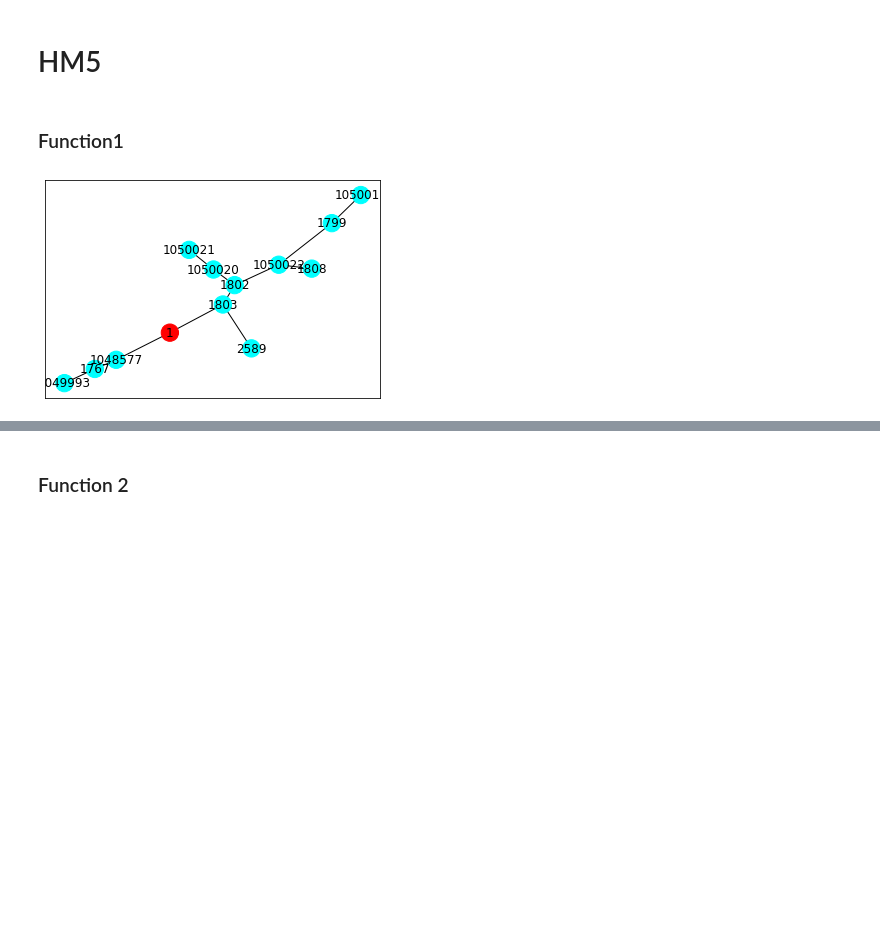
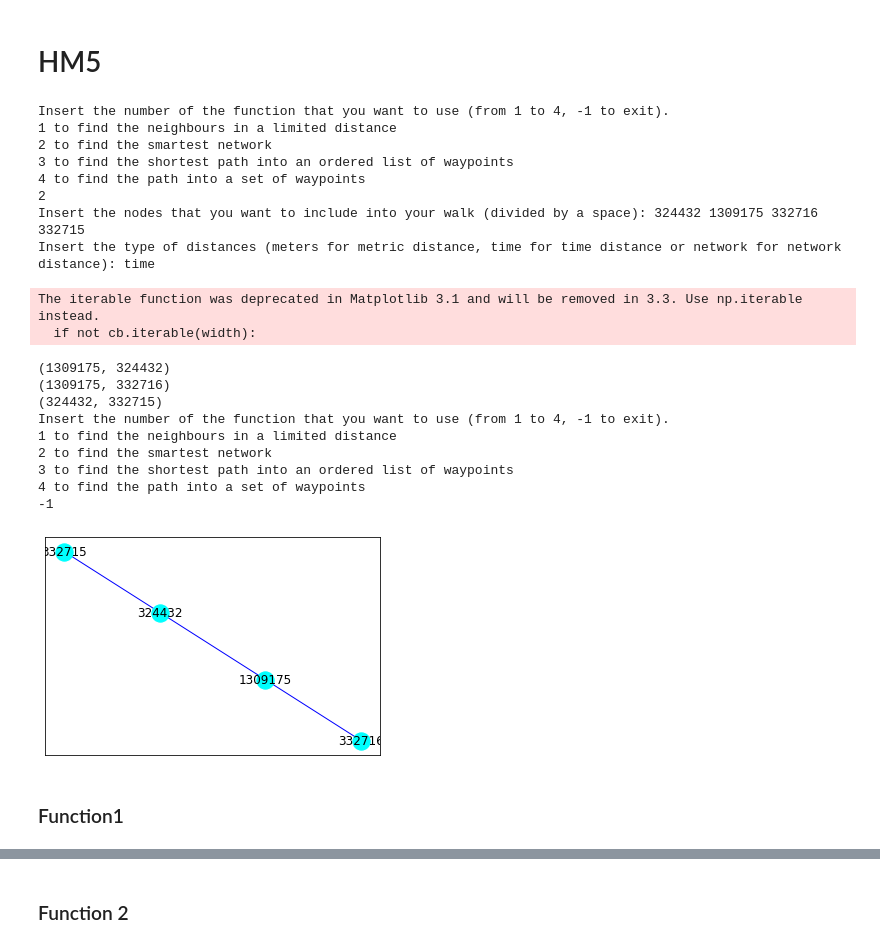
Before and after one commit to LucaUrban/ADM-HM5, a Jupyter notebook: Untitled5.ipynb, the cells around one changed output, grey strips where cells are left out. Drawn from its saved outputs; the diff is of its cells as text; code cells hidden in the pictures; blank space fills up the shorter version.

```diff
--- a/Untitled5.ipynb
+++ b/Untitled5.ipynb
@@ -7,42 +7,100 @@ import matplotlib.pyplot as plt
 import random
 import numpy as np
 import pandas as pd
-import queue
 
-# creation of a pandas dataframe and the graph with nodes coordinates
-G = nx.Graph()
-fileNodes = open("C:\\Users\\asus\\Desktop\\Algoritmic methods for data science\\ADM-HM5\\nodesInformations.co", "r"); latitude = 0; longitude = 0; id = 0; matrix = []
+# creation of a pandas dataframe with nodes coordinates
+fileNodes = open("C:\\Users\\asus\\Desktop\\Algoritmic methods for data science\\ADM-HM5\\nodesInformations.co", "r")
+latitude = 0; longitude = 0; id = 0; matrix = []
 with fileNodes as fInput:
     for row in fInput:
         row = row.split()
         if row[0] == "v":
             id = int(row[1])
             latitude = int(row[3][:len(row[3])-1]) / 10 ** (len(row[3]) - 3)
             longitude = -int(row[2][1:len(row[2])-1]) / 10 ** (len(row[2]) - 5)
             matrix.append([id, latitude, longitude])
-            G.add_node(id, latitude = latitude, longitude = longitude)
 nodesCoordinates = pd.DataFrame(matrix, columns = ["Id", "Latitude", "Longitude"])
 fileNodes.close()
 
 # creation of a pandas dataframe with metrics distances
-fileMetricDist = open("C:\\Users\\asus\\Desktop\\Algoritmic methods for data science\\ADM-HM5\\distanceMatrixMeters.gr", "r"); matrix = []
+fileMetricDist = open("C:\\Users\\asus\\Desktop\\Algoritmic methods for data science\\ADM-HM5\\distanceMatrixMeters.gr", "r")
+matrix = []
 with fileMetricDist as fInput:
     for row in fInput:
         row = row.split()
         if row[0] == "a":
             matrix.append([int(row[1]), int(row[2]), int(row[3])])
 edgesMetrDist = pd.DataFrame(matrix, columns = ["id_n1", "id_n2", "metric_dist"])
 fileMetricDist.close()
 
 # creation of a pandas dataframe with time distances
-fileTimeDist = open("C:\\Users\\asus\\Desktop\\Algoritmic methods for data science\\ADM-HM5\\distanceMatrixSeconds.gr", "r"); latitude = 0; longitude = 0; id = 0; matrix = []
+fileTimeDist = open("C:\\Users\\asus\\Desktop\\Algoritmic methods for data science\\ADM-HM5\\distanceMatrixSeconds.gr", "r")
+matrix = []
 with fileTimeDist as fInput:
     for row in fInput:
         row = row.split()
         if row[0] == "a":
             matrix.append([int(row[1]), int(row[2]), int(row[3])])
 edgesTimeDist = pd.DataFrame(matrix, columns = ["id_n1", "id_n2", "time_dist"])
-fileTimeDist.close()
+matrix = []
+
+# creation of a pandas dataframe with network distances
+fileTimeDist = open("C:\\Users\\asus\\Desktop\\Algoritmic methods for data science\\ADM-HM5\\distanceMatrixSeconds.gr", "r")
+matrix = []
+with fileTimeDist as fInput:
+    for row in fInput:
+        row = row.split()
+        if row[0] == "a":
+            matrix.append([int(row[1]), int(row[2]), 1])
+edgesNetDist = pd.DataFrame(matrix, columns = ["id_n1", "id_n2", "network_dist"])
+fileTimeDist.close(); matrix = []
+
+# choice of the function (made by the user)
+choice = 0
+while choice != -1:
+    choice = input("Insert the number of the function that you want to use (from 1 to 4, -1 to exit). \n1 to find the neighbours in a limited distance\n2 to find the smartest network\n3 to find the shortest path into an ordered list of waypoints\n4 to find the path into a set of waypoints\n")
+    while int(choice) not in [-1, 1, 2, 3, 4]:
+            choice = input("Insert the number of the function that you want to use (from 1 to 4, -1 to exit). \n1 to find the neighbours in a limited distance\n2 to find the smartest network\n3 to find the shortest path into an ordered list of waypoints\n4 to find the path into a set of waypoints\n")
+    if int(choice) == 1:
+        source = input("Insert the node where you want to start: ")
+        functionDist = input("Insert the type of distances (meters for metric distance, time for time distance or network for network distance): ")
+        threshold = input("Insert the threshold: ")
+        function1(int(source), functionDist, int(threshold))
+    if int(choice) == 2:
+        nodes = input("Insert the nodes that you want to include into your walk (divided by a space): ")
+        functionDist = input("Insert the type of distances (meters for metric distance, time for time distance or network for network distance): ")
+        function2(list(map(int, nodes.split(" "))), functionDist)
+    if int(choice) == 3:
+        source = input("Insert the node where you want to start: ")
+        nodes = input("Insert the nodes that you want to include into your walk (divided by a space): ")
+        functionDist = input("Insert the type of distances (meters for metric distance, time for time distance or network for network distance): ")
+        function3(int(source), list(map(int, nodes.split(" "))), functionDist)
+    if int(choice) == 4:
+        s = input("Insert the number of node that represent the node where you want to start: ")
+        threshold = input("Insert the threshold: ")
+        function4(G, int(s), int(threshold))
+    if int(choice) == -1: break
+# %% [output]
+Insert the number of the function that you want to use (from 1 to 4, -1 to exit).
+1 to find the neighbours in a limited distance
+2 to find the smartest network
+3 to find the shortest path into an ordered list of waypoints
+4 to find the path into a set of waypoints
+2
+Insert the nodes that you want to include into your walk (divided by a space): 324432 1309175 332716 332715
+Insert the type of distances (meters for metric distance, time for time distance or network for network distance): time
+The iterable function was deprecated in Matplotlib 3.1 and will be removed in 3.3. Use np.iterable instead.
+  if not cb.iterable(width):
+(1309175, 324432)
+(1309175, 332716)
+(324432, 332715)
+Insert the number of the function that you want to use (from 1 to 4, -1 to exit).
+1 to find the neighbours in a limited distance
+2 to find the smartest network
+3 to find the shortest path into an ordered list of waypoints
+4 to find the path into a set of waypoints
+-1
+[figure, added]
 # %% [markdown]
 ### Function1
 # %%
@@ -107,5 +165 @@ def function1(node, functionDist, threshold):
     nx.draw_networkx_labels(result, pos)
-# %%
-function1(G, 1, "meters", 7500)
-# %% [output]
-[figure, removed]
```
Also changed, not shown: parts of 23 cells of this notebook.
